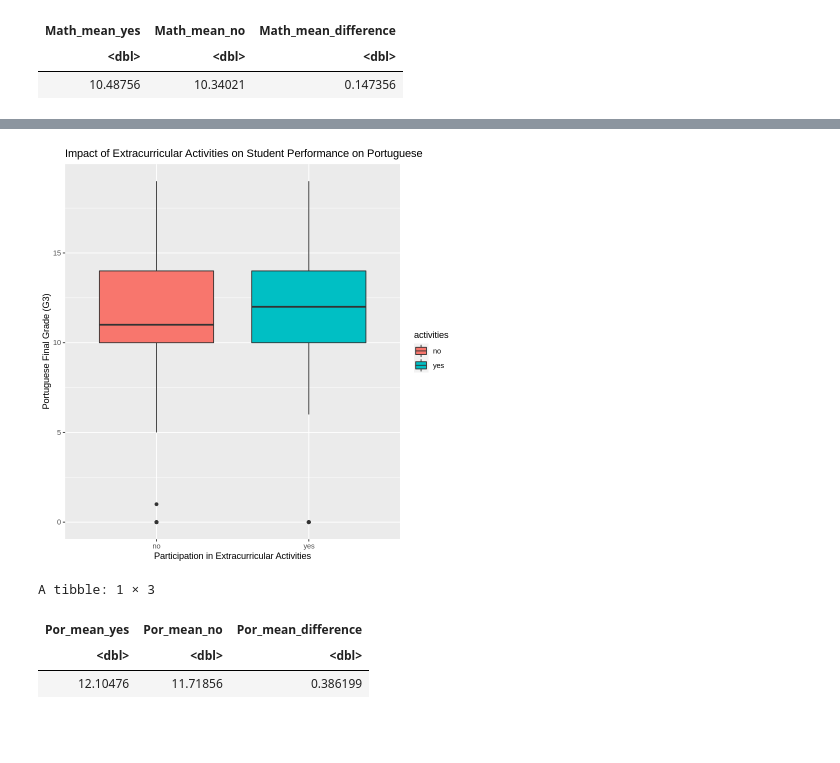
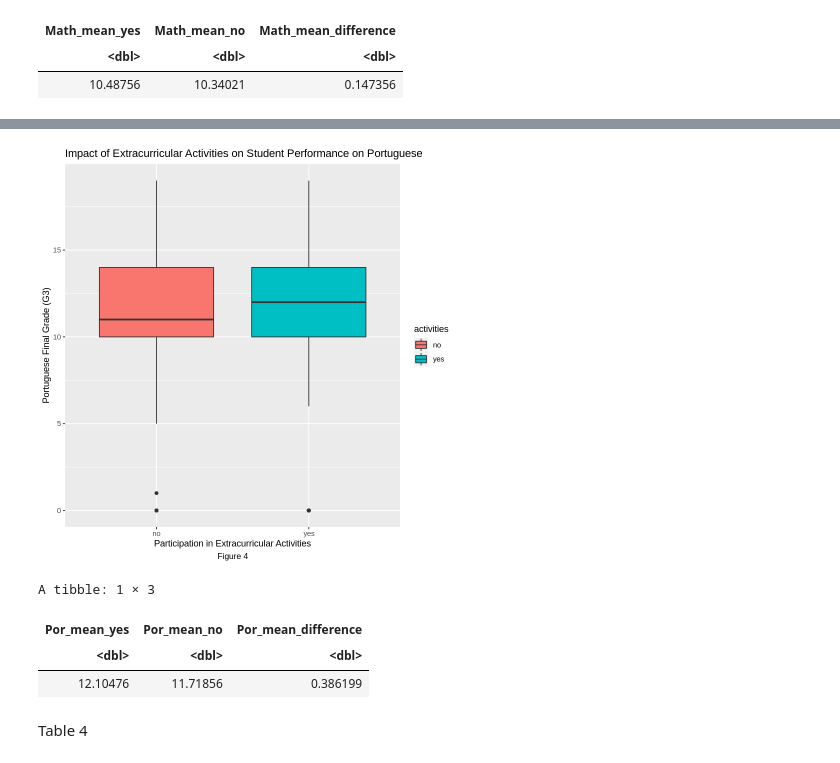
Before and after one commit to Nariman-av/STAT-201-Group-13, a Jupyter notebook: project_proposal_13.ipynb, the cells around one changed output, grey strips where cells are left out. Saved outputs shown, nothing was run; the diff lists cells and outputs as text; code cells hidden in the pictures; blank space fills up the shorter version.

```diff
--- a/project_proposal_13.ipynb
+++ b/project_proposal_13.ipynb
@@ -236,13 +258,13 @@ A tibble: 1 × 3
 # %%
 # Create a boxplot of Portuguese grades based on participation in extracurricular activities
 por_data %>%
     ggplot(aes(x = activities, y = G3, fill = activities)) +
     geom_boxplot() +
     labs(x = "Participation in Extracurricular Activities", y = "Portuguese Final Grade (G3)",
-    title = "Impact of Extracurricular Activities on Student Performance on Portuguese") +
-    theme(text = element_text(size = 11))
+    title = "Impact of Extracurricular Activities on Student Performance on Portuguese",caption = "Figure 4") +
+    theme(text = element_text(size = 11),plot.caption = element_text(size = 10, hjust = 0.5))
 # %% [output]
-[figure, old version]
+[figure, new version]
 # %%
 por_diff <-
     por_data_summary %>%
@@ -257,3 +279,5 @@ A tibble: 1 × 3
 | Por_mean_yes | Por_mean_no | Por_mean_difference |
 | <dbl> | <dbl> | <dbl> |
 | 12.10476 | 11.71856 | 0.386199 |
+# %% [markdown]
+Table 4
```
Also changed, not shown: parts of 21 cells of this notebook.
